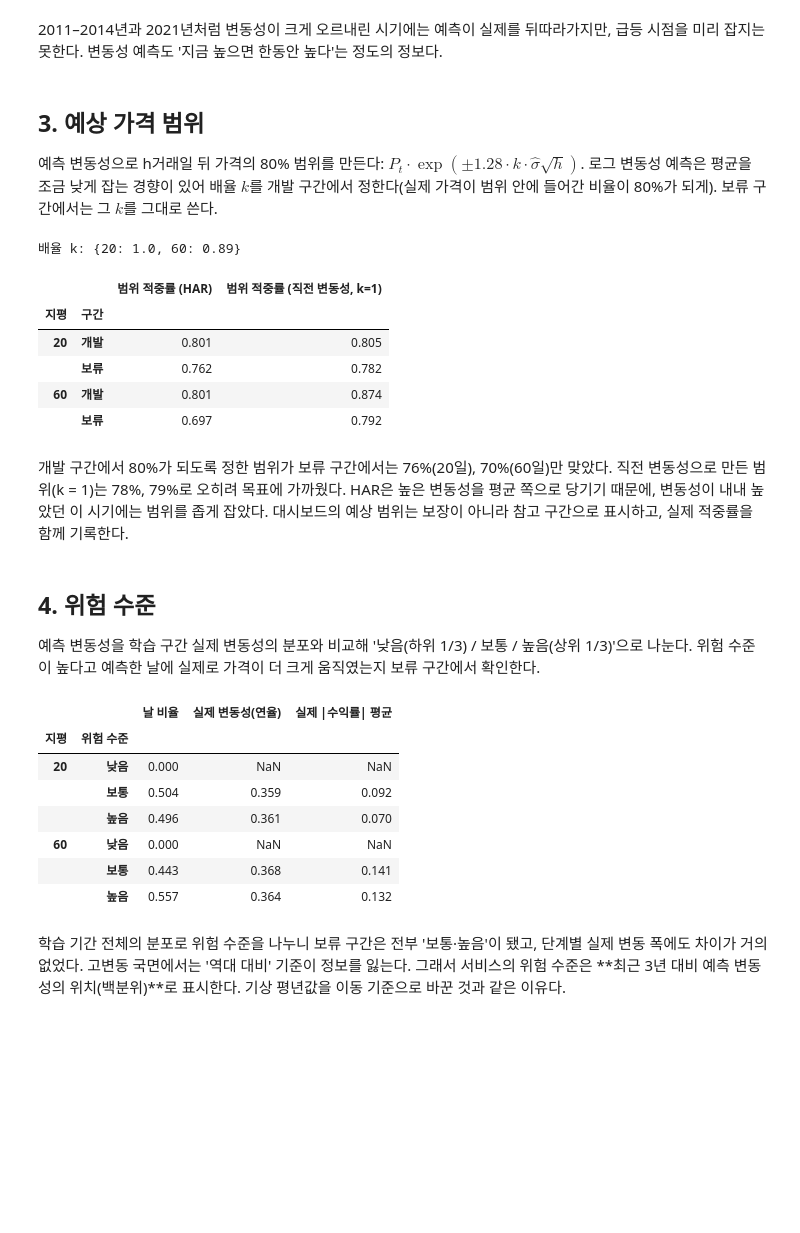
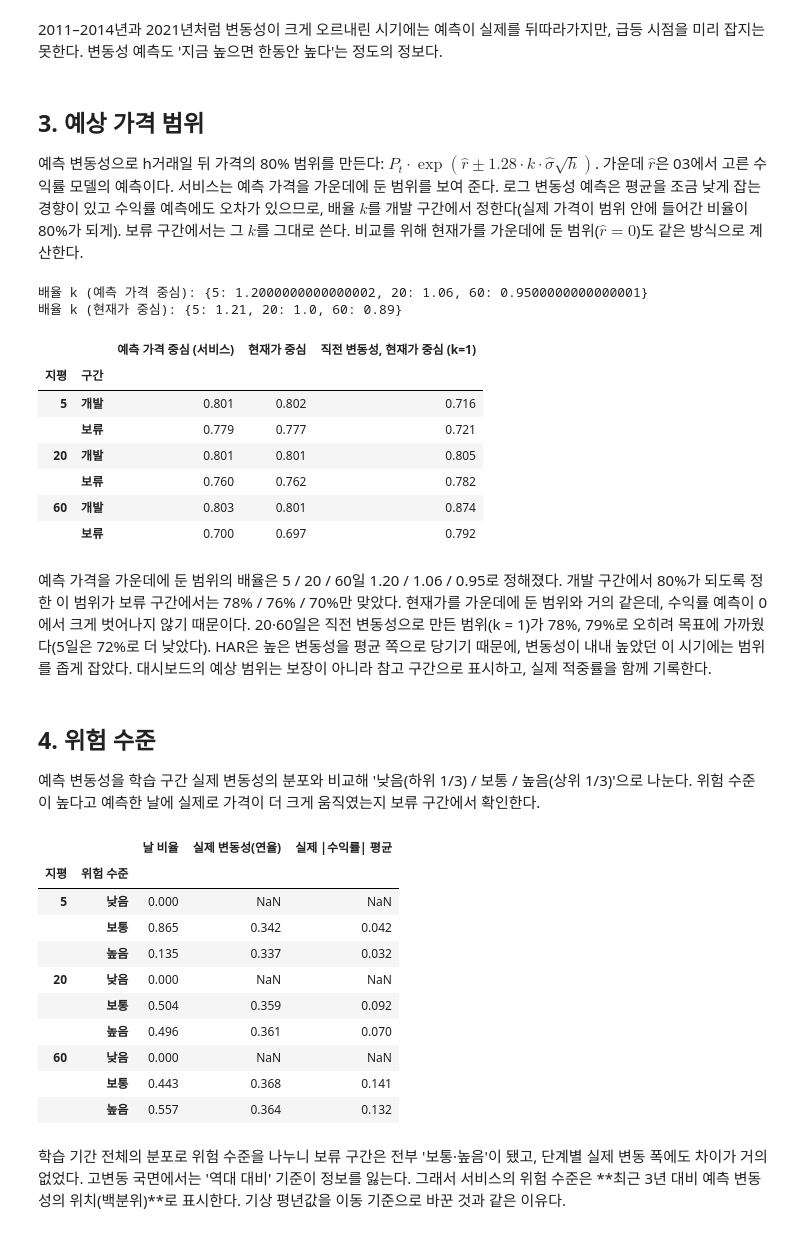
Before and after one commit to sjinie/Coffee_Price_Prediction, a Jupyter notebook: notebooks/04_volatility.ipynb, the cells around one changed output. Saved outputs shown, nothing was run; the diff lists cells and outputs as text; code cells hidden in the pictures; blank space fills up the shorter version.

```diff
--- a/notebooks/04_volatility.ipynb
+++ b/notebooks/04_volatility.ipynb
@@ -79,7 +79,7 @@ def walk_forward(h, make, years):
 ## 1. 개발 구간 비교
 # %%
 dev, rows = {}, []
-for h in VOL_HORIZONS:
+for h in HORIZONS:
     for name, make in candidates(h).items():
         dev[h, name] = walk_forward(h, make, DEV_YEARS)
     past = dev[h, "직전 변동성"]
@@ -92,7 +92,7 @@ for h in VOL_HORIZONS:
                      "차이 95% 구간": f"[{interval['low']:+.4f}, {interval['high']:+.4f}]",
                      "상관": np.corrcoef(result["y"], result["pred"])[0, 1]})
 comparison = pd.DataFrame(rows)
-selection = {h: comparison[comparison["지평"] == h].set_index("모델")["RMSE(로그)"].idxmin() for h in VOL_HORIZONS}
+selection = {h: comparison[comparison["지평"] == h].set_index("모델")["RMSE(로그)"].idxmin() for h in HORIZONS}
 print("선택:", selection)
 comparison.set_index(["지평", "모델"]).round(4)
 # %% [output]
@@ -115,7 +120,7 @@ comparison.set_index(["지평", "모델"]).round(4)
 ## 2. 보류 구간(2022–2025)
 # %%
 holdout, rows = {}, []
-for h in VOL_HORIZONS:
+for h in HORIZONS:
     for name in ("직전 변동성", "장기 평균", selection[h]):
         holdout[h, name] = walk_forward(h, candidates(h)[name], HOLDOUT_YEARS)
     past = holdout[h, "직전 변동성"]
@@ -141,7 +149,7 @@ holdout_table.set_index(["지평", "모델"]).round(4)
 # %%
 annual = np.sqrt(252)
-fig, axes = plt.subplots(2, 1, figsize=(11, 6), sharex=True)
-for ax, h in zip(axes, VOL_HORIZONS):
+fig, axes = plt.subplots(len(HORIZONS), 1, figsize=(11, 8.5), sharex=True)
+for ax, h in zip(axes, HORIZONS):
     for label, years, store in (("개발", DEV_YEARS, dev), ("보류", HOLDOUT_YEARS, holdout)):
         result = store[h, selection[h]]
         dates = data.index[result["rows"]]
@@ -160,45 +168,72 @@ plt.show()
 # %% [markdown]
 ## 3. 예상 가격 범위
 
-예측 변동성으로 h거래일 뒤 가격의 80% 범위를 만든다: $P_t \cdot \exp(\pm 1.28 \cdot k \cdot \hat\sigma \sqrt{h})$. 로그 변동성 예측은 평균을 조금 낮게 잡는 경향이 있어 배율 $k$를 개발 구간에서 정한다(실제 가격이 범위 안에 들어간 비율이 80%가 되게). 보류 구간에서는 그 $k$를 그대로 쓴다.
+예측 변동성으로 h거래일 뒤 가격의 80% 범위를 만든다: $P_t \cdot \exp(\hat r \pm 1.28 \cdot k \cdot \hat\sigma \sqrt{h})$. 가운데 $\hat r$은 03에서 고른 수익률 모델의 예측이다. 서비스는 예측 가격을 가운데에 둔 범위를 보여 준다. 로그 변동성 예측은 평균을 조금 낮게 잡는 경향이 있고 수익률 예측에도 오차가 있으므로, 배율 $k$를 개발 구간에서 정한다(실제 가격이 범위 안에 들어간 비율이 80%가 되게). 보류 구간에서는 그 $k$를 그대로 쓴다. 비교를 위해 현재가를 가운데에 둔 범위($\hat r = 0$)도 같은 방식으로 계산한다.
 # %%
 z = norm.ppf(0.9)
+return_choice = {int(h): value for h, value in common.load_result("return_selection").items()}
 
 
-def coverage(h, result, k):
+def return_walk_forward(h, years):
+    # 03과 같은 방식으로 연도마다 다시 학습한 수익률 예측. 행 번호 → 예측 로그수익률
+    choice, y = return_choice[h], data[f"y_{h}"].to_numpy()
+    preds = []
+    for year in years:
+        fit, test = fold_rows(data, ALL_FEATURES, h, year, years[-1])
+        model = return_model(choice["model"], choice["features"], h).fit(data, fit, y[fit])
+        preds.append(pd.Series(model.predict(data, test), index=test))
+    return pd.concat(preds)
+
+
+def coverage(h, result, k, center=None):
     sigma = np.exp(result["pred"]) * np.sqrt(h) * k
     actual = data[f"y_{h}"].to_numpy()[result["rows"]]
+    if center is not None:  # 수익률 예측을 가운데에 둔다. 예측이 없는 행은 뺀다
+        actual = actual - center.reindex(result["rows"]).to_numpy()
     valid = ~np.isnan(actual)
     return float(np.mean(np.abs(actual[valid]) <= z * sigma[valid]))
 
 
-multipliers, rows = {}, []
-for h in VOL_HORIZONS:
+def fit_multiplier(h, result, center=None):
     grid = np.linspace(0.8, 1.6, 81)
-    multipliers[h] = float(grid[np.argmin([abs(coverage(h, dev[h, selection[h]], k) - 0.8) for k in grid])])
-    for label, store, years in (("개발", dev, DEV_YEARS), ("보류", holdout, HOLDOUT_YEARS)):
+    return float(grid[np.argmin([abs(coverage(h, result, k, center) - 0.8) for k in grid])])
+
+
+centers = {(h, label): return_walk_forward(h, years) for h in HORIZONS
+           for label, years in (("개발", DEV_YEARS), ("보류", HOLDOUT_YEARS))}
+multipliers, naive_multipliers, rows = {}, {}, []
+for h in HORIZONS:
+    multipliers[h] = fit_multiplier(h, dev[h, selection[h]], centers[h, "개발"])
+    naive_multipliers[h] = fit_multiplier(h, dev[h, selection[h]])
+    for label, store in (("개발", dev), ("보류", holdout)):
         rows.append({"지평": h, "구간": label,
-                     f"범위 적중률 ({selection[h]})": coverage(h, store[h, selection[h]], multipliers[h]),
-                     "범위 적중률 (직전 변동성, k=1)": coverage(h, store[h, "직전 변동성"], 1.0)})
-print("배율 k:", multipliers)
-pd.DataFrame(rows).set_index(["지평", "구간"]).round(3)
+                     "예측 가격 중심 (서비스)": coverage(h, store[h, selection[h]], multipliers[h], centers[h, label]),
+                     "현재가 중심": coverage(h, store[h, selection[h]], naive_multipliers[h]),
+                     "직전 변동성, 현재가 중심 (k=1)": coverage(h, store[h, "직전 변동성"], 1.0)})
+print("배율 k (예측 가격 중심):", multipliers)
+print("배율 k (현재가 중심):", naive_multipliers)
+range_table = pd.DataFrame(rows)
+range_table.set_index(["지평", "구간"]).round(3)
 # %% [output]
-배율 k: {20: 1.0, 60: 0.89}
+배율 k (예측 가격 중심): {5: 1.2000000000000002, 20: 1.06, 60: 0.9500000000000001}
+배율 k (현재가 중심): {5: 1.21, 20: 1.0, 60: 0.89}
-|  |  | 범위 적중률 (HAR) | 범위 적중률 (직전 변동성, k=1) |
-| 지평 | 구간 |  |  |
-| 20 | 개발 | 0.801 | 0.805 |
-|  | 보류 | 0.762 | 0.782 |
-| 60 | 개발 | 0.801 | 0.874 |
-|  | 보류 | 0.697 | 0.792 |
+|  |  | 예측 가격 중심 (서비스) | 현재가 중심 | 직전 변동성, 현재가 중심 (k=1) |
+| 지평 | 구간 |  |  |  |
+| 5 | 개발 | 0.801 | 0.802 | 0.716 |
+|  | 보류 | 0.779 | 0.777 | 0.721 |
+| 20 | 개발 | 0.801 | 0.801 | 0.805 |
+|  | 보류 | 0.760 | 0.762 | 0.782 |
+| 60 | 개발 | 0.803 | 0.801 | 0.874 |
+|  | 보류 | 0.700 | 0.697 | 0.792 |
 # %% [markdown]
-개발 구간에서 80%가 되도록 정한 범위가 보류 구간에서는 76%(20일), 70%(60일)만 맞았다. 직전 변동성으로 만든 범위(k = 1)는 78%, 79%로 오히려 목표에 가까웠다. HAR은 높은 변동성을 평균 쪽으로 당기기 때문에, 변동성이 내내 높았던 이 시기에는 범위를 좁게 잡았다. 대시보드의 예상 범위는 보장이 아니라 참고 구간으로 표시하고, 실제 적중률을 함께 기록한다.
+예측 가격을 가운데에 둔 범위의 배율은 5 / 20 / 60일 1.20 / 1.06 / 0.95로 정해졌다. 개발 구간에서 80%가 되도록 정한 이 범위가 보류 구간에서는 78% / 76% / 70%만 맞았다. 현재가를 가운데에 둔 범위와 거의 같은데, 수익률 예측이 0에서 크게 벗어나지 않기 때문이다. 20·60일은 직전 변동성으로 만든 범위(k = 1)가 78%, 79%로 오히려 목표에 가까웠다(5일은 72%로 더 낮았다). HAR은 높은 변동성을 평균 쪽으로 당기기 때문에, 변동성이 내내 높았던 이 시기에는 범위를 좁게 잡았다. 대시보드의 예상 범위는 보장이 아니라 참고 구간으로 표시하고, 실제 적중률을 함께 기록한다.
 # %% [markdown]
 ## 4. 위험 수준
 
 예측 변동성을 학습 구간 실제 변동성의 분포와 비교해 '낮음(하위 1/3) / 보통 / 높음(상위 1/3)'으로 나눈다. 위험 수준이 높다고 예측한 날에 실제로 가격이 더 크게 움직였는지 보류 구간에서 확인한다.
 # %%
 rows = []
-for h in VOL_HORIZONS:
+for h in HORIZONS:
     fit, _ = fold_rows(data, ALL_FEATURES, h, HOLDOUT_YEARS[0], HOLDOUT_YEARS[-1], target=f"v_{h}")
     low, high = np.quantile(data[f"v_{h}"].to_numpy()[fit], [1 / 3, 2 / 3])
     result = holdout[h, selection[h]]
@@ -214,6 +249,9 @@ risk.set_index(["지평", "위험 수준"]).round(3)
 # %% [output]
 |  |  | 날 비율 | 실제 변동성(연율) | 실제 |수익률| 평균 |
 | 지평 | 위험 수준 |  |  |  |
+| 5 | 낮음 | 0.000 | NaN | NaN |
+|  | 보통 | 0.865 | 0.342 | 0.042 |
+|  | 높음 | 0.135 | 0.337 | 0.032 |
 | 20 | 낮음 | 0.000 | NaN | NaN |
 |  | 보통 | 0.504 | 0.359 | 0.092 |
 |  | 높음 | 0.496 | 0.361 | 0.070 |
```
Also changed, not shown: parts of 9 cells of this notebook, 31 other files.
